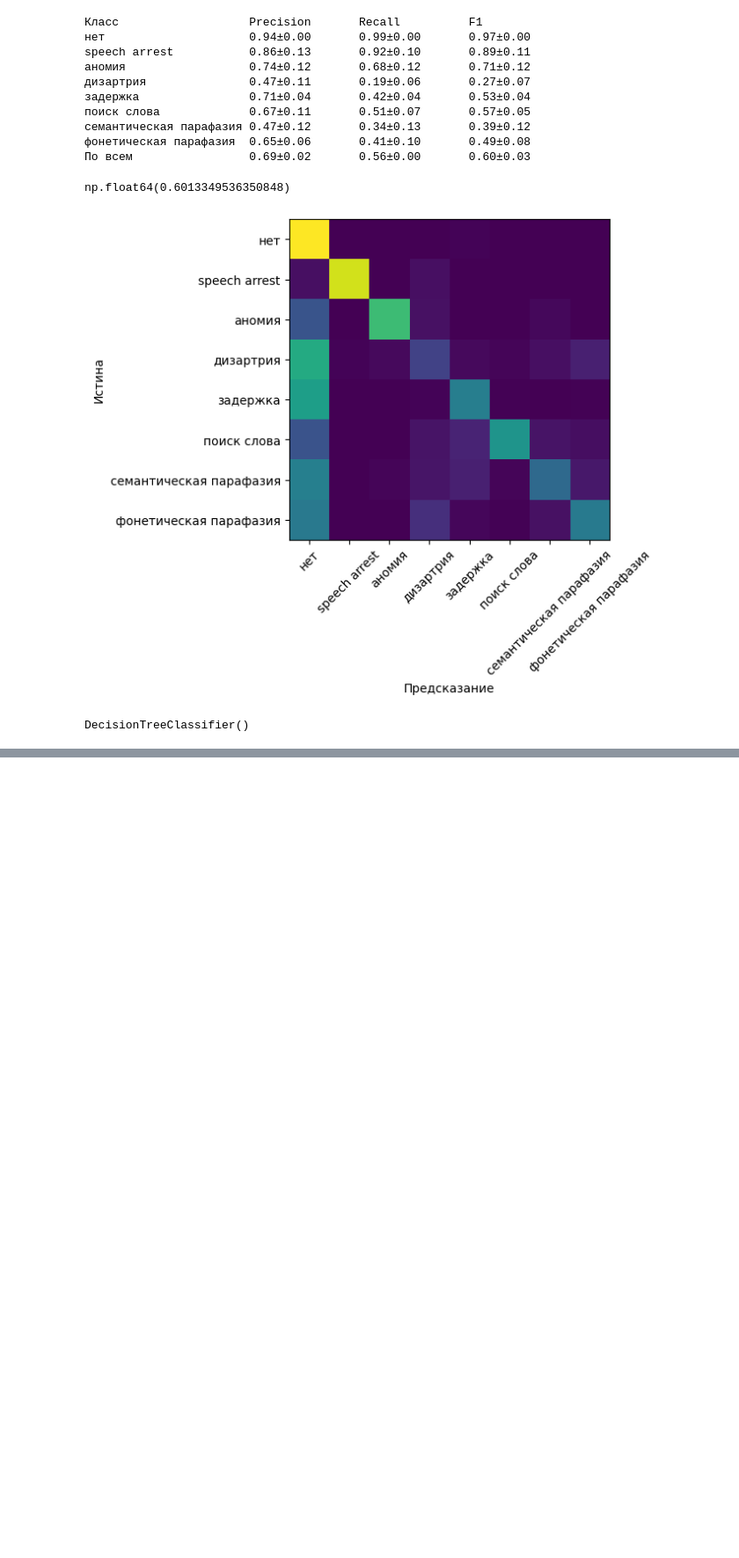
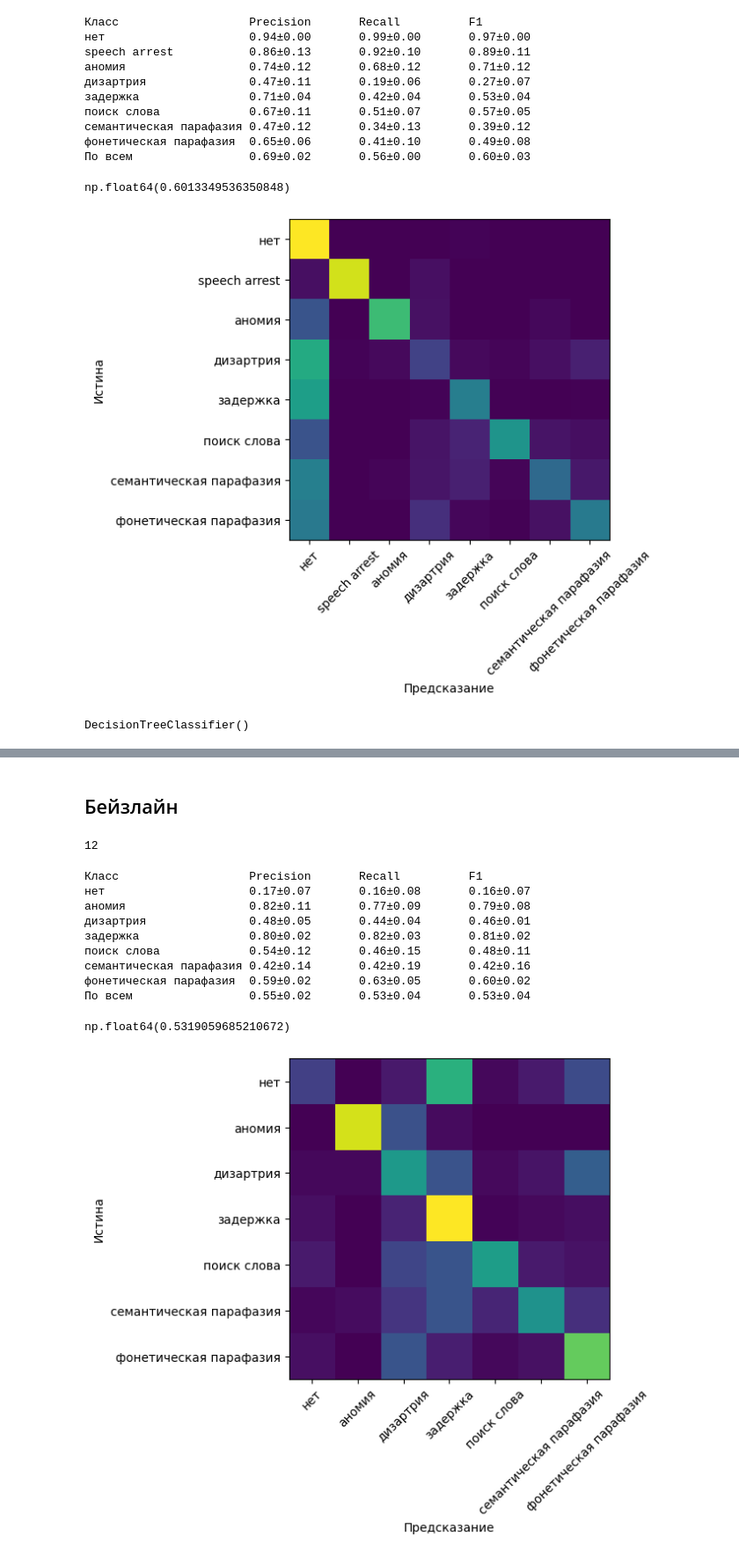
Before and after one commit to vmgorelikov/Automated-Classification-of-Language-Eloquent-Areas-in-Neurotypical-Individuals, a Jupyter notebook: notebooks/feature_and_model_selection.ipynb, the cells around one changed output, grey strips where cells are left out. Shown at 88% size. Drawn from its saved outputs; the diff is of its cells as text; code cells hidden in the pictures; blank space fills up the shorter version.

Commit message:
add experiments for dataset with transcriptions

```diff
--- a/notebooks/feature_and_model_selection.ipynb
+++ b/notebooks/feature_and_model_selection.ipynb
@@ -131,7 +131,8 @@ def evaluate(model: BaseEstimator,
                                    number_of_classes))
 
     for i, (fold_train, fold_val)\
-                        in tqdm(enumerate(zip(folds_train, folds_val))):
+                        in tqdm(enumerate(zip(folds_train, folds_val)),
+                                disable=supress_print):
         X_train, y_train = fold_train
         train_mask = y_train.is_in(include_classes)
         X_train, y_train = X_train.filter(train_mask),\
@@ -1033,0 +1037,31 @@ DecisionTreeClassifier()
+# %%
+dataset = pl.read_csv(
+    '../data/processed/train.csv'
+    ).drop('StimSite', 'Error_type_annot')\
+    .filter(pl.col('Response_transcription_annot').str.len_chars() > 0)
+# %%
+stratified_k_fold = StratifiedKFold(n_splits=5,
+                                    random_state=SEED,
+                                    shuffle=True)
+
+feature_extractor = FeatureExtractor()
+
+big_X_raw = dataset.drop('error_type_label')
+big_y_raw = dataset['error_type_label']
+
+folds_train: list[tuple[pl.DataFrame, pl.Series]] = []
+folds_val: list[tuple[pl.DataFrame, pl.Series]] = []
+
+for train_indices, val_indices in stratified_k_fold.split(
+                                        np.zeros(dataset.height),
+                                        big_y_raw):
+    folds_train.append((
+        feature_extractor.fit_transform(big_X_raw[train_indices]),
+        big_y_raw[train_indices]
+    ))
+    folds_val.append((
+        feature_extractor.transform(big_X_raw[val_indices]),
+        big_y_raw[val_indices]
+    ))
+    assert (folds_train[-1][0].sum_horizontal().sum() * 0) == 0
+    assert (folds_train[-1][0].null_count().sum_horizontal().sum()) == 0
@@ -1033,0 +1084,8 @@ DecisionTreeClassifier()
+# %%
+def evaluate_T(model,
+               folds_train = folds_train,
+               folds_val = folds_val,
+               *args, **kwargs):
+    return evaluate(model, folds_train, folds_val, *args, **kwargs)
+# %% [markdown]
+## Бейзлайн
@@ -1033,0 +1103,19 @@ DecisionTreeClassifier()
+# %%
+best_max_depth
+# %% [output]
+12
+# %%
+evaluate_T(DecisionTreeClassifier(max_depth=12,
+                                    random_state=SEED))
+# %% [output]
+Класс                   Precision       Recall          F1
+нет                     0.17±0.07       0.16±0.08       0.16±0.07
+аномия                  0.82±0.11       0.77±0.09       0.79±0.08
+дизартрия               0.48±0.05       0.44±0.04       0.46±0.01
+задержка                0.80±0.02       0.82±0.03       0.81±0.02
+поиск слова             0.54±0.12       0.46±0.15       0.48±0.11
+семантическая парафазия 0.42±0.14       0.42±0.19       0.42±0.16
+фонетическая парафазия  0.59±0.02       0.63±0.05       0.60±0.02
+По всем                 0.55±0.02       0.53±0.04       0.53±0.04
+np.float64(0.5319059685210672)
+[figure, added]
```
Also changed, not shown: parts of 31 cells of this notebook, 1 other file.
